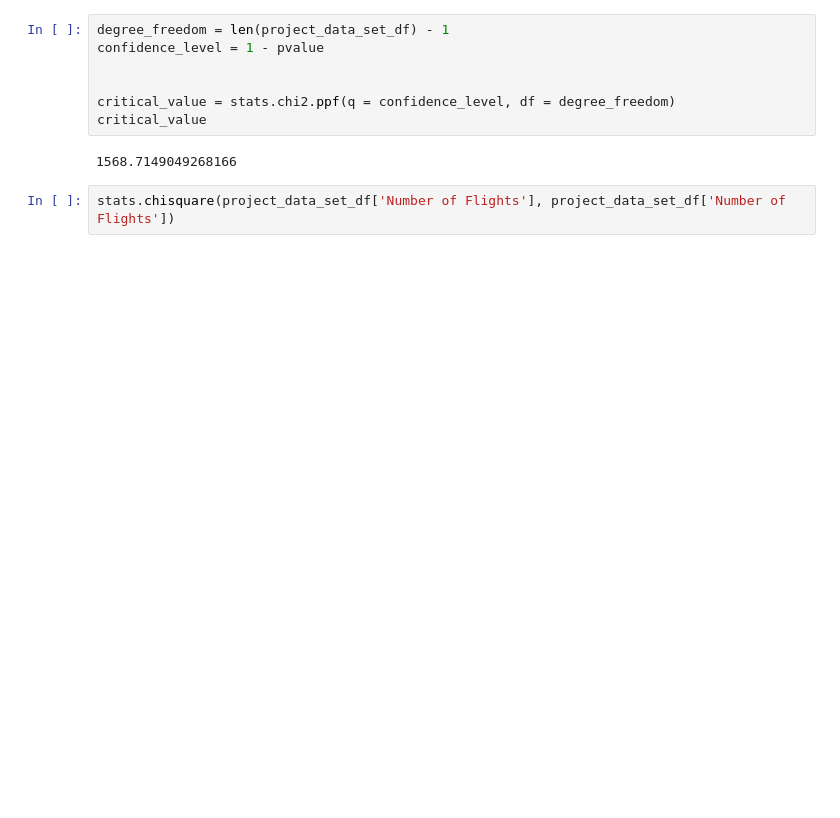
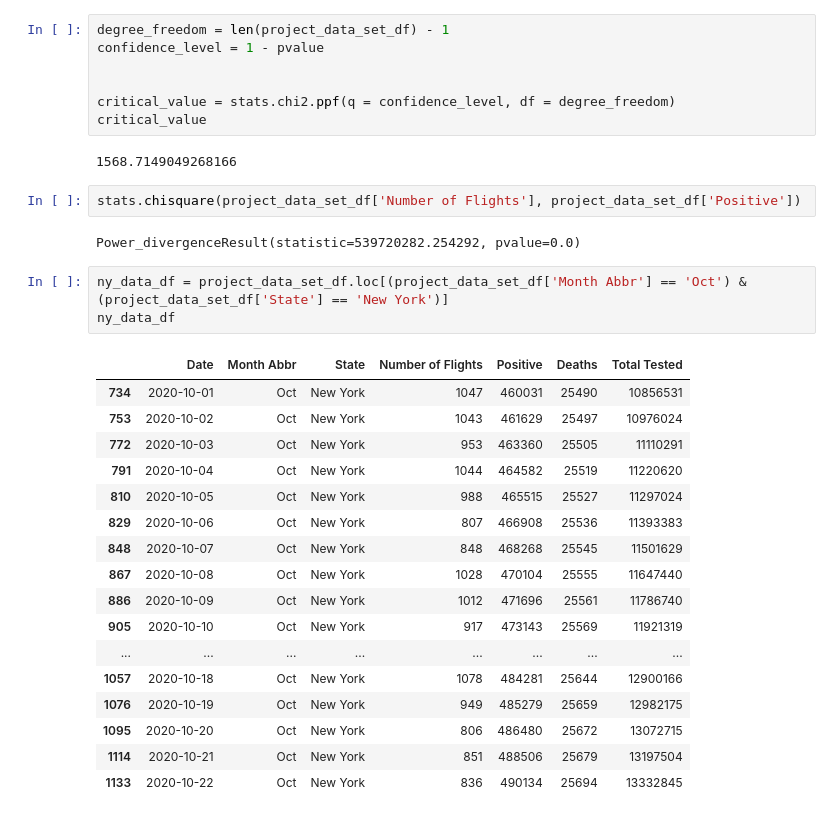
Before and after one commit to MersedehSP/Covid_Analyzer, a Jupyter notebook: PredictiveAnalysis.ipynb, the cells around one changed output. Drawn from its saved outputs; the diff is of its cells as text; blank space fills up the shorter version.

Commit message:
Began to break out data by state

```diff
--- a/PredictiveAnalysis.ipynb
+++ b/PredictiveAnalysis.ipynb
@@ -60,4 +43,27 @@ critical_value
 # %% [output]
 1568.7149049268166
 # %%
-stats.chisquare(project_data_set_df['Number of Flights'], project_data_set_df['Number of Flights'])
+stats.chisquare(project_data_set_df['Number of Flights'], project_data_set_df['Positive'])
+# %% [output]
+Power_divergenceResult(statistic=539720282.254292, pvalue=0.0)
+# %%
+ny_data_df = project_data_set_df.loc[(project_data_set_df['Month Abbr'] == 'Oct') & (project_data_set_df['State'] == 'New York')]
+ny_data_df
+# %% [output]
+|  | Date | Month Abbr | State | Number of Flights | Positive | Deaths | Total Tested |
+| 734 | 2020-10-01 | Oct | New York | 1047 | 460031 | 25490 | 10856531 |
+| 753 | 2020-10-02 | Oct | New York | 1043 | 461629 | 25497 | 10976024 |
+| 772 | 2020-10-03 | Oct | New York | 953 | 463360 | 25505 | 11110291 |
+| 791 | 2020-10-04 | Oct | New York | 1044 | 464582 | 25519 | 11220620 |
+| 810 | 2020-10-05 | Oct | New York | 988 | 465515 | 25527 | 11297024 |
+| 829 | 2020-10-06 | Oct | New York | 807 | 466908 | 25536 | 11393383 |
+| 848 | 2020-10-07 | Oct | New York | 848 | 468268 | 25545 | 11501629 |
+| 867 | 2020-10-08 | Oct | New York | 1028 | 470104 | 25555 | 11647440 |
+| 886 | 2020-10-09 | Oct | New York | 1012 | 471696 | 25561 | 11786740 |
+| 905 | 2020-10-10 | Oct | New York | 917 | 473143 | 25569 | 11921319 |
+| ... | ... | ... | ... | ... | ... | ... | ... |
+| 1057 | 2020-10-18 | Oct | New York | 1078 | 484281 | 25644 | 12900166 |
+| 1076 | 2020-10-19 | Oct | New York | 949 | 485279 | 25659 | 12982175 |
+| 1095 | 2020-10-20 | Oct | New York | 806 | 486480 | 25672 | 13072715 |
+| 1114 | 2020-10-21 | Oct | New York | 851 | 488506 | 25679 | 13197504 |
+| 1133 | 2020-10-22 | Oct | New York | 836 | 490134 | 25694 | 13332845 |
```
Also changed, not shown: parts of 3 cells of this notebook.
